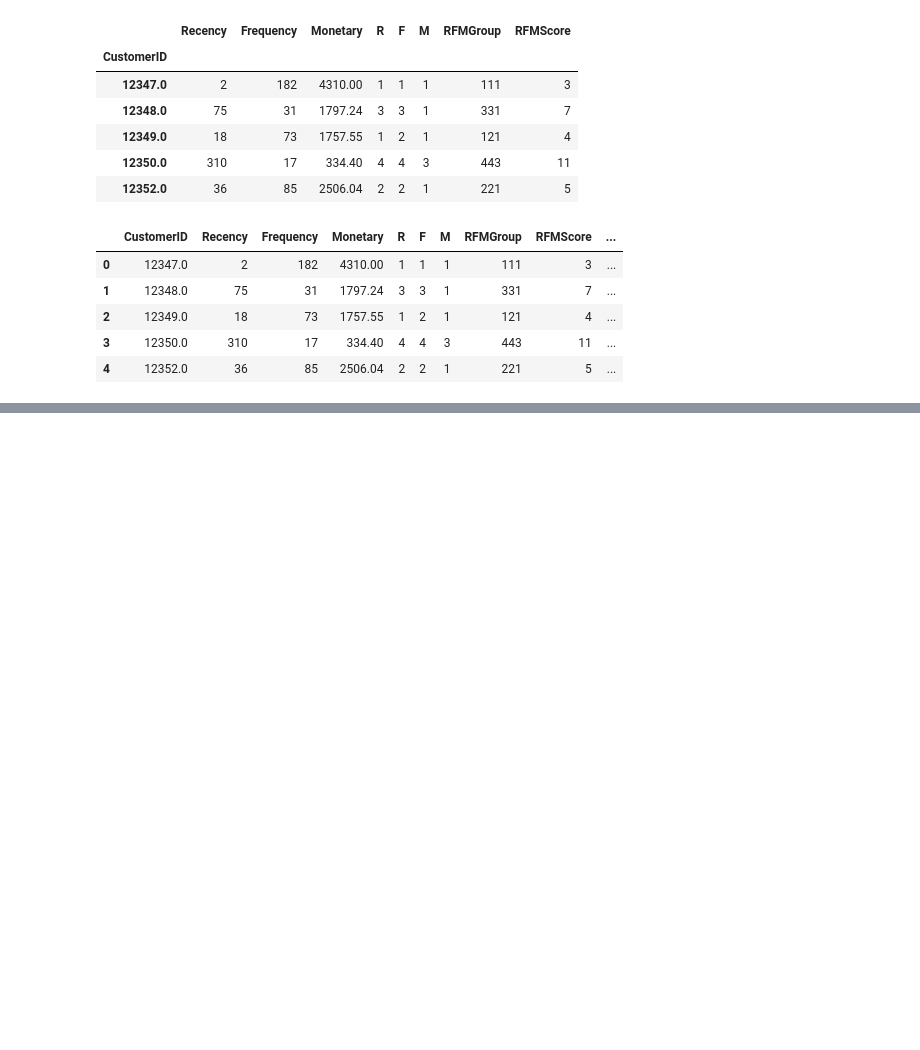
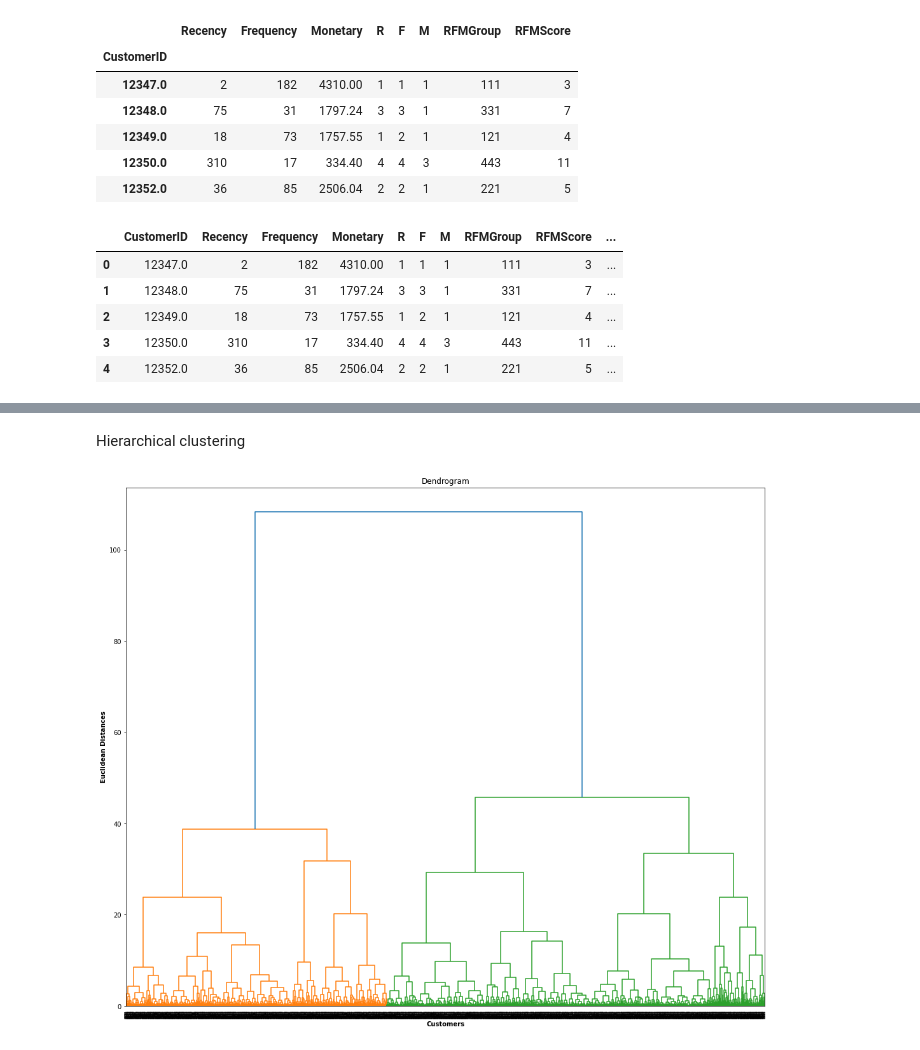
Before and after one commit to Shashankshekharpandey/Online-retail-customer-segmentation, a Jupyter notebook: Online_retail_customer_Segmentation.ipynb, the cells around one changed output, grey strips where cells are left out. Cells and saved outputs as stored; diff of their text form; code cells hidden in the pictures; blank space fills up the shorter version.

```diff
--- a/Online_retail_customer_Segmentation.ipynb
+++ b/Online_retail_customer_Segmentation.ipynb
@@ -679,0 +880,13 @@ rfm_df.reset_index().head()
+# %% [markdown]
+Hierarchical clustering
+# %%
+# Using the dendogram to find the optimal number of clusters
+plt.figure(figsize = (18,15))
+import scipy.cluster.hierarchy as sch
+dendrogram = sch.dendrogram(sch.linkage(X, method = 'ward'))
+plt.title('Dendrogram')
+plt.xlabel('Customers',fontweight="bold")
+plt.ylabel('Euclidean Distances',fontweight="bold")
+plt.show() # find largest vertical distance we can make without crossing any other horizontal line
+# %% [output]
+[figure, added]
```
Also changed, not shown: parts of 17 cells of this notebook.
